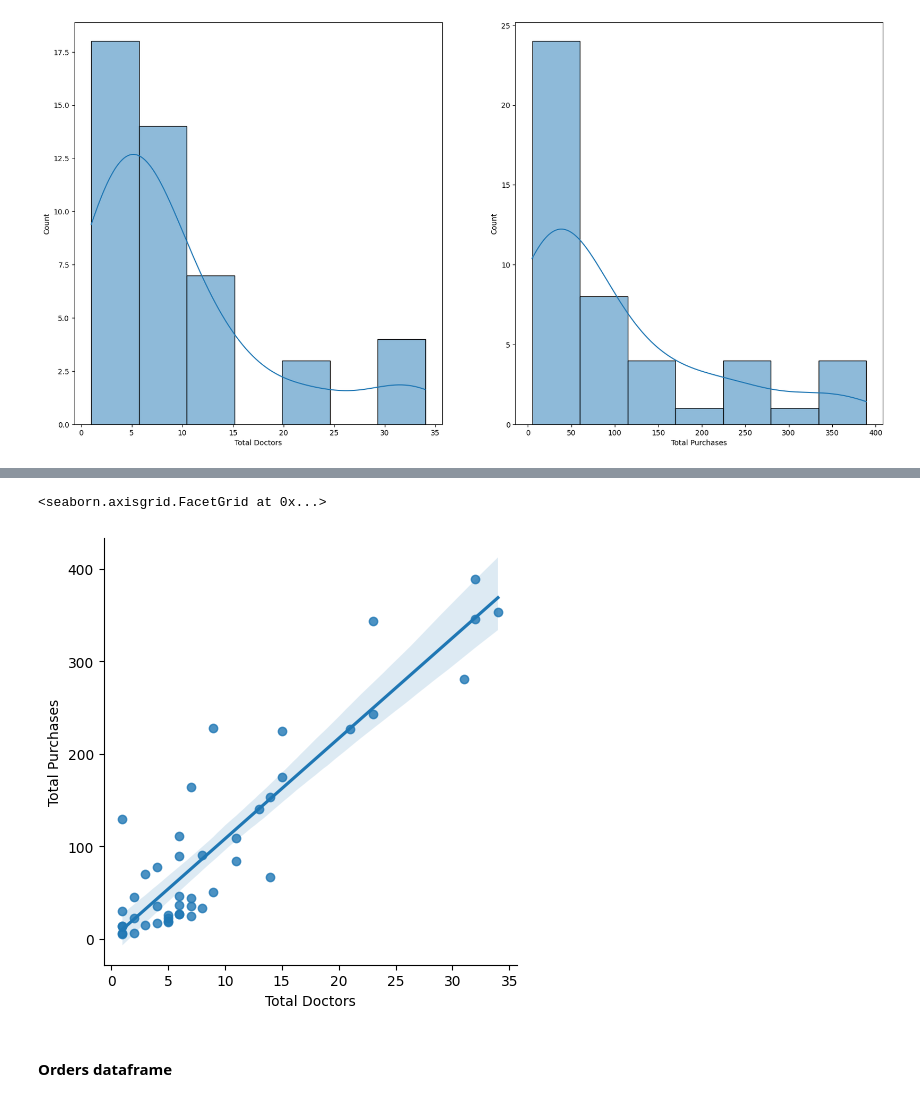
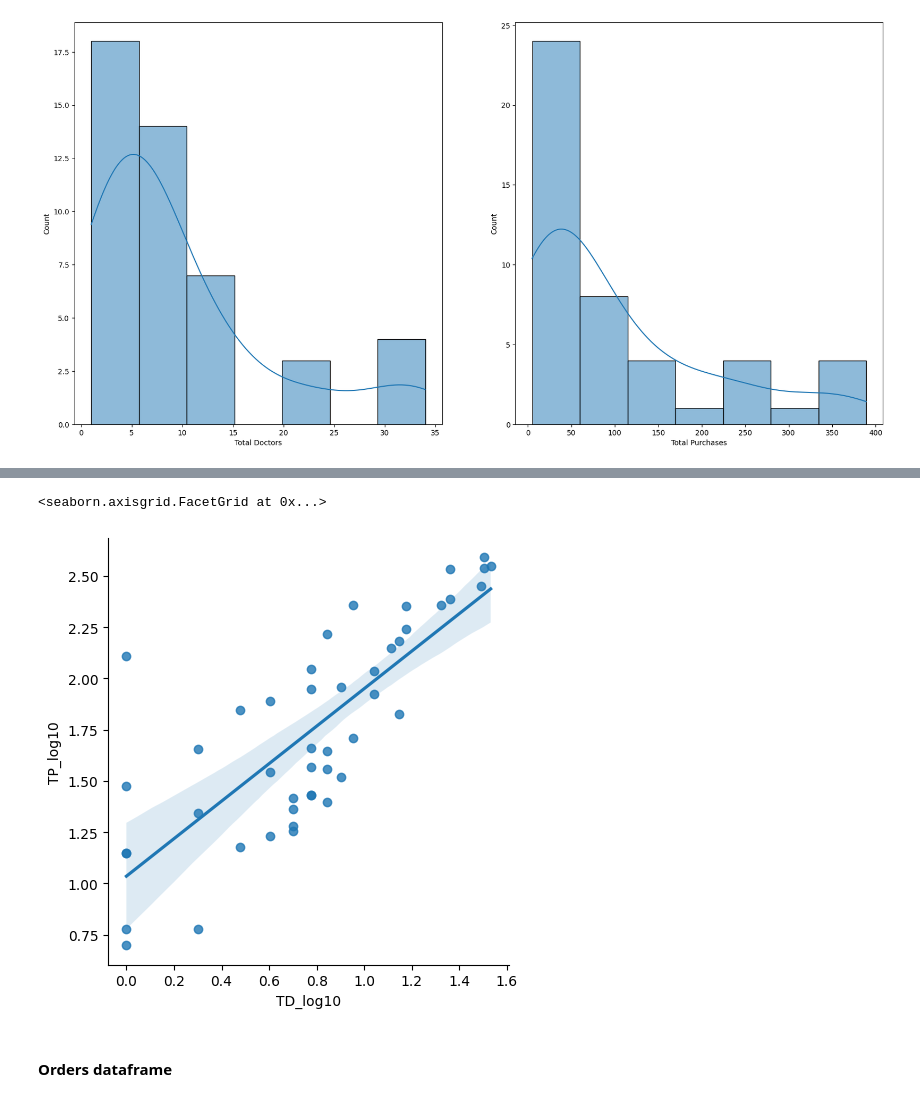
Before and after one commit to KBrandt57/COGS_118B_Project, a Jupyter notebook: project_notebook.ipynb, the cells around one changed output, grey strips where cells are left out. Drawn from its saved outputs; the diff is of its cells as text; code cells hidden in the pictures.

```diff
--- a/project_notebook.ipynb
+++ b/project_notebook.ipynb
@@ -191,3 +248,10 @@ region_merged.describe()
 | 75% | 12.500000 | 149.750000 |
 | max | 34.000000 | 389.000000 |
 [figure]
+# %%
+region_merged.rename(columns = {'Total Purchases' : 'TP', 'Total Doctors' : 'TD'}, inplace = True)
+region_merged
+region_merged['TP_log10'] = region_merged['TP'].apply(np.log10)
+region_merged['TD_log10'] = region_merged['TD'].apply(np.log10)
+res_1 = sm.OLS.from_formula(formula = 'TP_log10 ~ TD_log10', data = region_merged).fit()
+print(res_1.summary())
@@ -194,8 +276,8 @@ region_merged.describe()
 # %%
-sns.lmplot(data = region_merged, x = 'Total Doctors', y = 'Total Purchases')
+sns.lmplot(data = region_merged, x = 'TD_log10', y = 'TP_log10')
 # %% [output]
 <seaborn.axisgrid.FacetGrid at 0x...>
-[figure, old version]
+[figure, new version]
 # %% [markdown]
 #### Orders dataframe
 # %%
```
Also changed, not shown: parts of 24 cells of this notebook.
